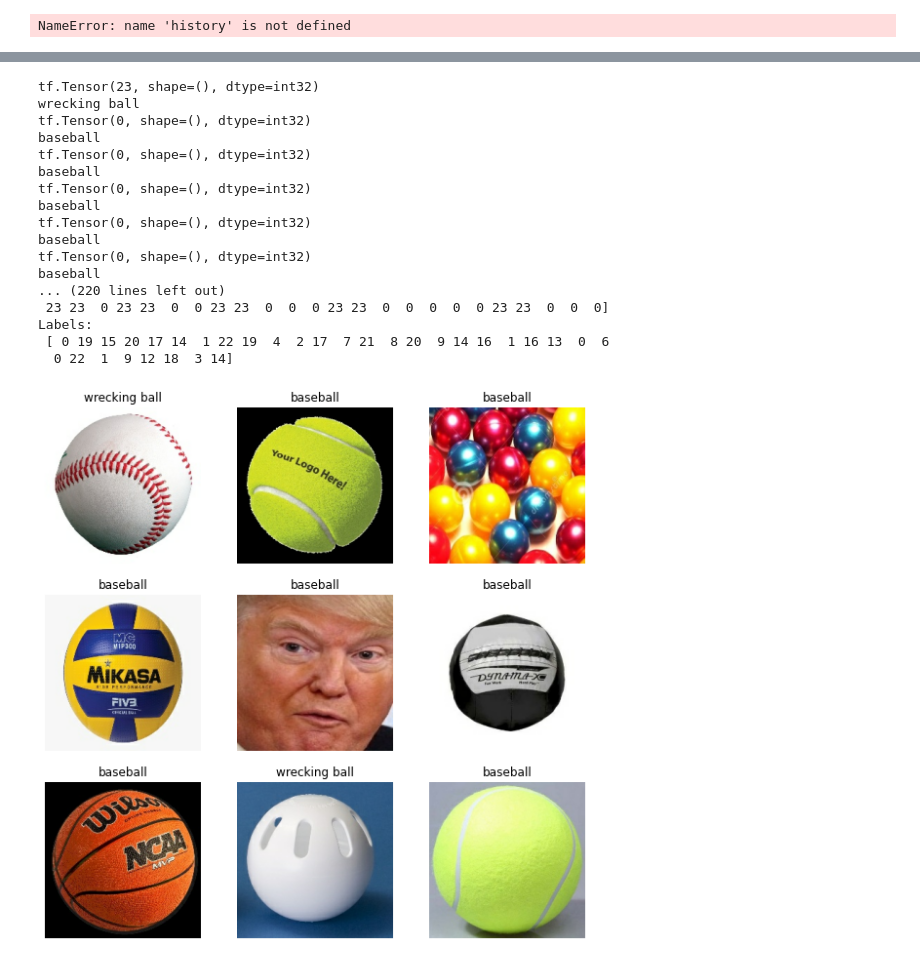
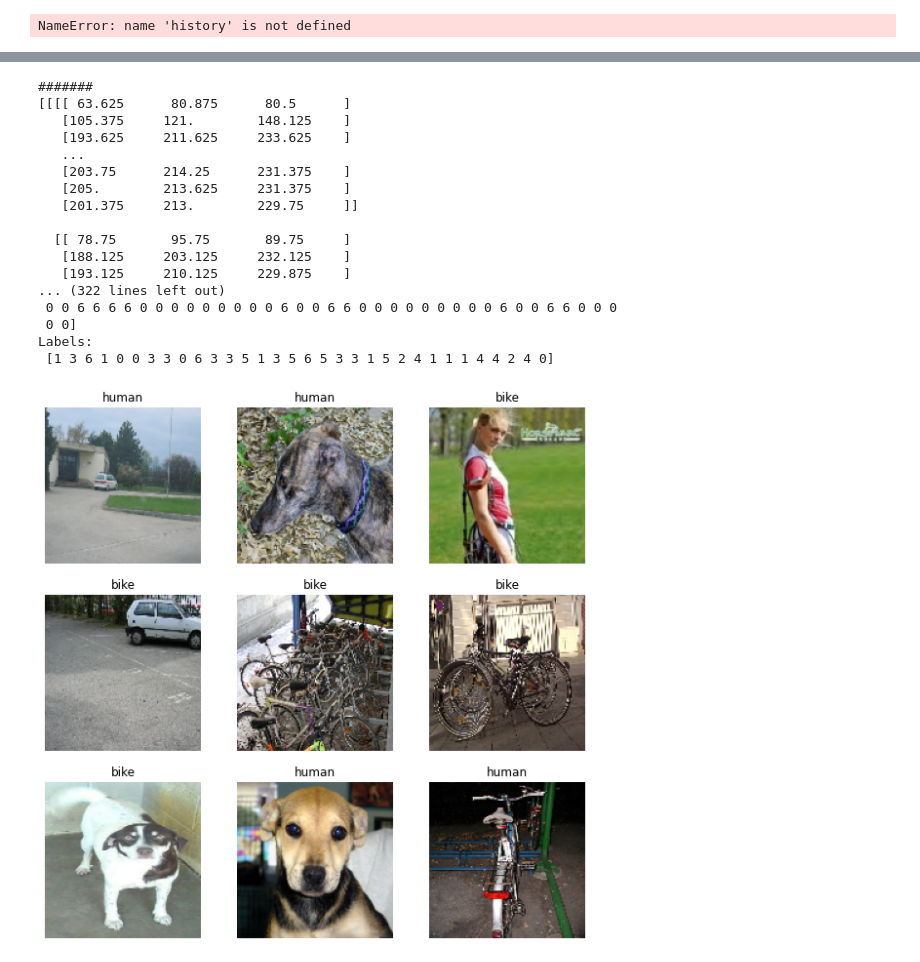
Before and after one commit to navidnasyry/Image_Processing, a Jupyter notebook: LearningObjectDetection/detectBalls.ipynb, the cells around one changed output, grey strips where cells are left out. Saved outputs shown, nothing was run; the diff lists cells and outputs as text; code cells hidden in the pictures.

```diff
--- a/LearningObjectDetection/detectBalls.ipynb
+++ b/LearningObjectDetection/detectBalls.ipynb
@@ -292,6 +312,6 @@ for images, _ in train_ds.take(1):
 # %%
 #Dropout
-
+'''
 model = Sequential([
   data_augmentation,
   layers.experimental.preprocessing.Rescaling(1./255),
@@ -305,25 +325,31 @@ model = Sequential([
   layers.Conv2D(16, 3, padding='same', activation='relu'),
   layers.MaxPooling2D(pool_size=1, strides=1),
   layers.Conv2D(32, 3, padding='same', activation='relu'),
-  layers.MaxPooling2D(pool_size=1, strides=1),
+
+
+  layers.Dropout(0.2),
+  layers.Flatten(),
+  layers.Dense(128, activation='softmax'),
+  layers.Dense(num_classes)
+])'''
+
+model = Sequential([
+    data_augmentation,
+  layers.experimental.preprocessing.Rescaling(1./255, input_shape=(HEIGHT, WIDTH, 3)),
+  layers.Conv2D(16, 3, padding='same', activation='relu'),
+  layers.MaxPooling2D(),
+  layers.Conv2D(32, 3, padding='same', activation='relu'),
+  layers.MaxPooling2D(),
   layers.Conv2D(64, 3, padding='same', activation='relu'),
-  layers.MaxPooling2D(pool_size=1, strides=1),
+  layers.MaxPooling2D(),
   layers.Conv2D(128, 3, padding='same', activation='relu'),
-  layers.MaxPooling2D(pool_size=1, strides=1),
-  layers.Conv2D(256, 3, padding='same', activation='relu'),
-  layers.MaxPooling2D(pool_size=1, strides=1),
-  layers.Conv2D(256, 3, padding='same', activation='relu'),
-  layers.MaxPooling2D(pool_size=1, strides=1),
-  layers.Conv2D(256, 3, padding='same', activation='relu'),
-  layers.MaxPooling2D(pool_size=1, strides=1),
-  layers.Conv2D(256, 3, padding='same', activation='relu'),
-  layers.MaxPooling2D(pool_size=1, strides=1),
-
+  layers.MaxPooling2D(),
   layers.Dropout(0.2),
   layers.Flatten(),
   layers.Dense(128, activation='softmax'),
   layers.Dense(num_classes)
 ])
 
+
 print(model)
 # %% [output]
@@ -411,51 +437,53 @@ plt.show()
 # %%
 #predict test data
 
 
 
 test_ds = test_ds.prefetch(buffer_size=AUTOTUNE)
 
 #Retrieve a batch of images from the test set
 image_batch, label_batch = test_ds.as_numpy_iterator().next()
-#print(image_batch)
-#print(label_batch)
+print("#######")
+print(image_batch)
+print(label_batch)
+print("#######")
 #plt.imshow(image_batch[1].astype("uint8"))
 
 predictions = model.predict_on_batch(image_batch).flatten()
 
 # Apply a sigmoid since our model returns logits
 predictions = tf.nn.sigmoid(predictions)
-predictions = tf.where(predictions < 0.5, 0, 23)
+predictions = tf.where(predictions < 0.5, 0, 6)
 
-for i in range(100):
+for i in range(9):
     print(predictions[i])
     print(class_names[predictions[i]])
 
 print('Predictions:\n', predictions.numpy())
 print('Labels:\n', label_batch)
 
 plt.figure(figsize=(10, 10))
 for i in range(9):
   ax = plt.subplot(3, 3, i + 1)
   plt.imshow(image_batch[i].astype("uint8"))
   plt.title(class_names[predictions[i]])
   plt.axis("off")
 # %% [output]
-tf.Tensor(23, shape=(), dtype=int32)
-wrecking ball
-tf.Tensor(0, shape=(), dtype=int32)
-baseball
-tf.Tensor(0, shape=(), dtype=int32)
-baseball
-tf.Tensor(0, shape=(), dtype=int32)
-baseball
-tf.Tensor(0, shape=(), dtype=int32)
-baseball
-tf.Tensor(0, shape=(), dtype=int32)
-baseball
-... (220 lines left out)
- 23 23  0 23 23  0  0 23 23  0  0  0 23 23  0  0  0  0  0 23 23  0  0  0]
+#######
+[[[[ 63.625      80.875      80.5      ]
+   [105.375     121.        148.125    ]
+   [193.625     211.625     233.625    ]
+   ...
+   [203.75      214.25      231.375    ]
+   [205.        213.625     231.375    ]
+   [201.375     213.        229.75     ]]
+
+  [[ 78.75       95.75       89.75     ]
+   [188.125     203.125     232.125    ]
+   [193.125     210.125     229.875    ]
+... (322 lines left out)
+ 0 0 6 6 6 6 0 0 0 0 0 0 0 0 0 6 0 0 6 6 0 0 0 0 0 0 0 0 0 6 0 0 6 6 0 0 0
+ 0 0]
 Labels:
- [ 0 19 15 20 17 14  1 22 19  4  2 17  7 21  8 20  9 14 16  1 16 13  0  6
-  0 22  1  9 12 18  3 14]
+ [1 3 6 1 0 0 3 3 0 6 3 3 5 1 3 5 6 5 3 3 1 5 2 4 1 1 1 4 4 2 4 0]
-[figure, old version]
+[figure, new version]
```
Also changed, not shown: parts of 19 cells of this notebook, 3 other files.
